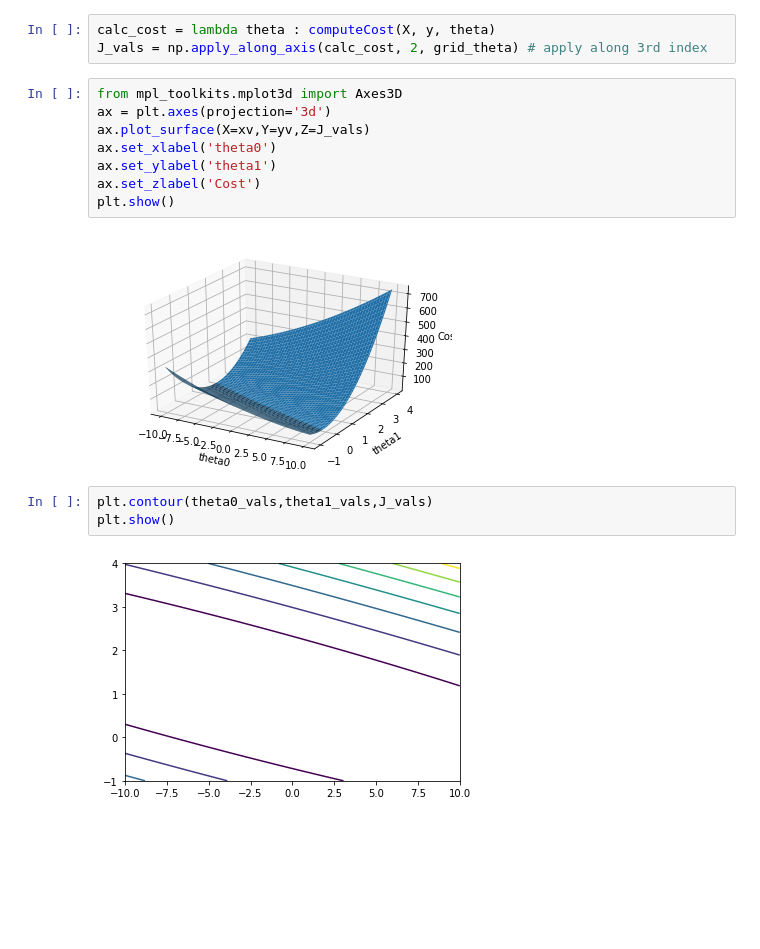
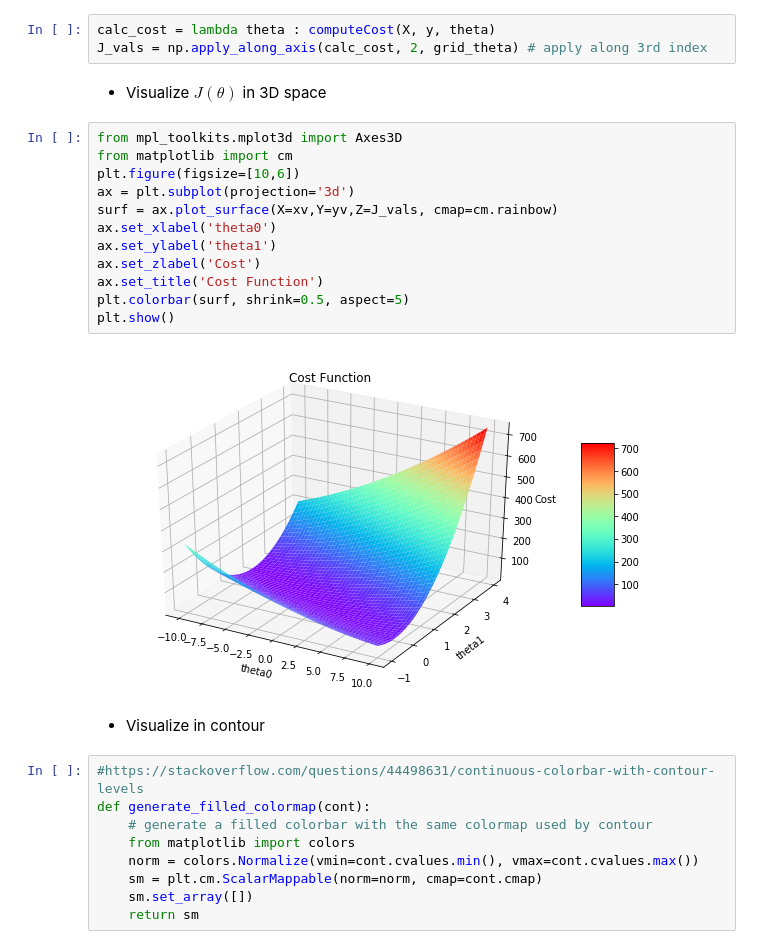
Before and after one commit to fiony/ml-course-andrew-ng, a Jupyter notebook: ex1/Programming Exercise 1-Linear Regression.ipynb, the cells around one changed output. Cells and saved outputs as stored; diff of their text form; blank space fills up the shorter version.

```diff
--- a/ex1/Programming Exercise 1-Linear Regression.ipynb
+++ b/ex1/Programming Exercise 1-Linear Regression.ipynb
@@ -229,18 +231,30 @@ grid_theta = np.dstack((xv,yv)) # stack theta0 and theta1, along the 3rd index
 # %%
 calc_cost = lambda theta : computeCost(X, y, theta)
 J_vals = np.apply_along_axis(calc_cost, 2, grid_theta) # apply along 3rd index
+# %% [markdown]
+- Visualize $J(\theta)$ in 3D space
 # %%
 from mpl_toolkits.mplot3d import Axes3D
-ax = plt.axes(projection='3d')
-ax.plot_surface(X=xv,Y=yv,Z=J_vals)
+from matplotlib import cm
+plt.figure(figsize=[10,6])
+ax = plt.subplot(projection='3d')
+surf = ax.plot_surface(X=xv,Y=yv,Z=J_vals, cmap=cm.rainbow)
 ax.set_xlabel('theta0')
 ax.set_ylabel('theta1')
 ax.set_zlabel('Cost')
+ax.set_title('Cost Function')
+plt.colorbar(surf, shrink=0.5, aspect=5)
 plt.show()
 # %% [output]
-[figure, old version]
+[figure, new version]
-# %%
-plt.contour(theta0_vals,theta1_vals,J_vals)
-plt.show()
-# %% [output]
-[figure, removed]
+# %% [markdown]
+- Visualize in contour
+# %%
+#https://stackoverflow.com/questions/44498631/continuous-colorbar-with-contour-levels
+def generate_filled_colormap(cont):
+    # generate a filled colorbar with the same colormap used by contour
+    from matplotlib import colors
+    norm = colors.Normalize(vmin=cont.cvalues.min(), vmax=cont.cvalues.max())
+    sm = plt.cm.ScalarMappable(norm=norm, cmap=cont.cmap)
+    sm.set_array([])
+    return sm
```
Also changed, not shown: parts of 17 cells of this notebook.
